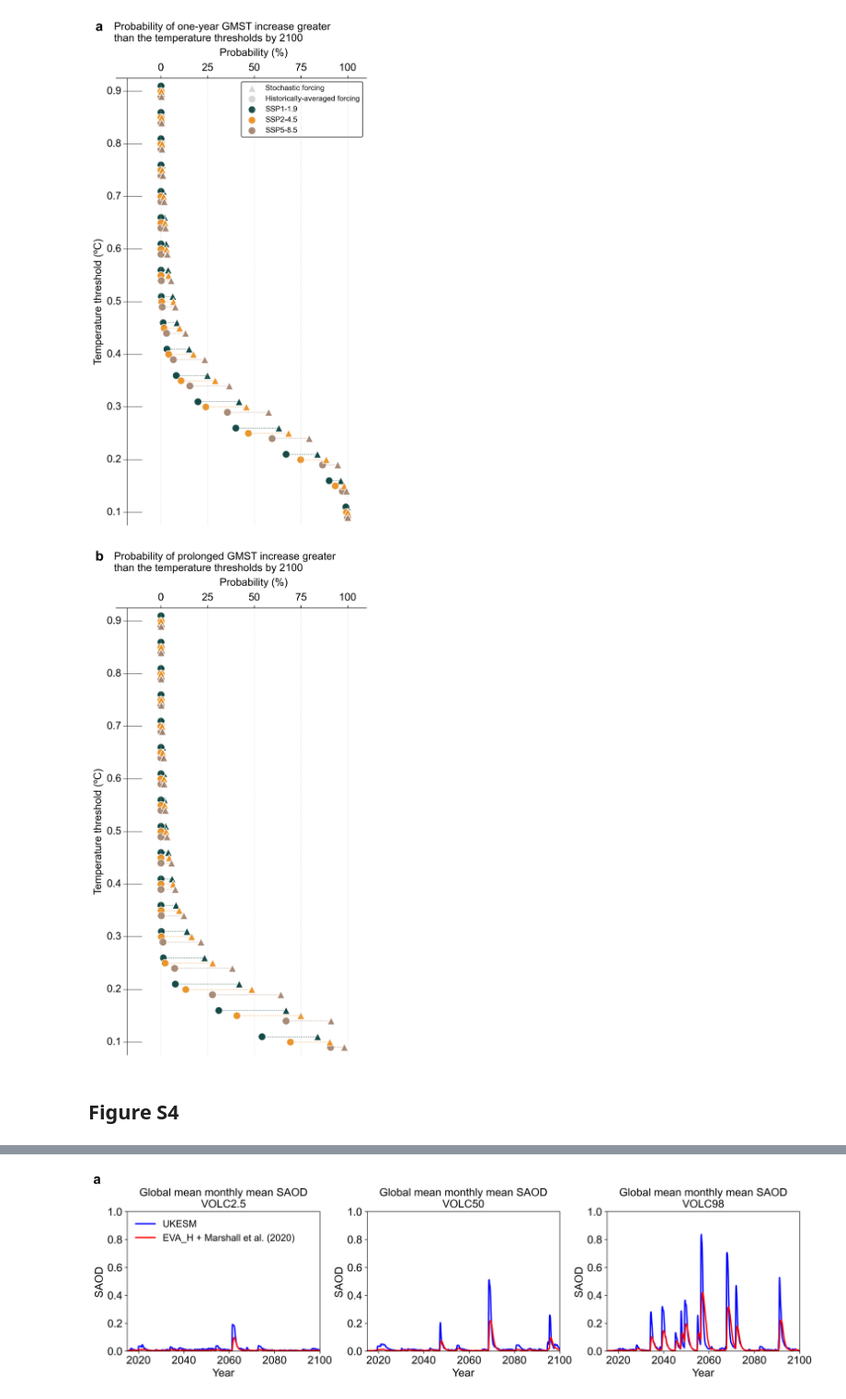
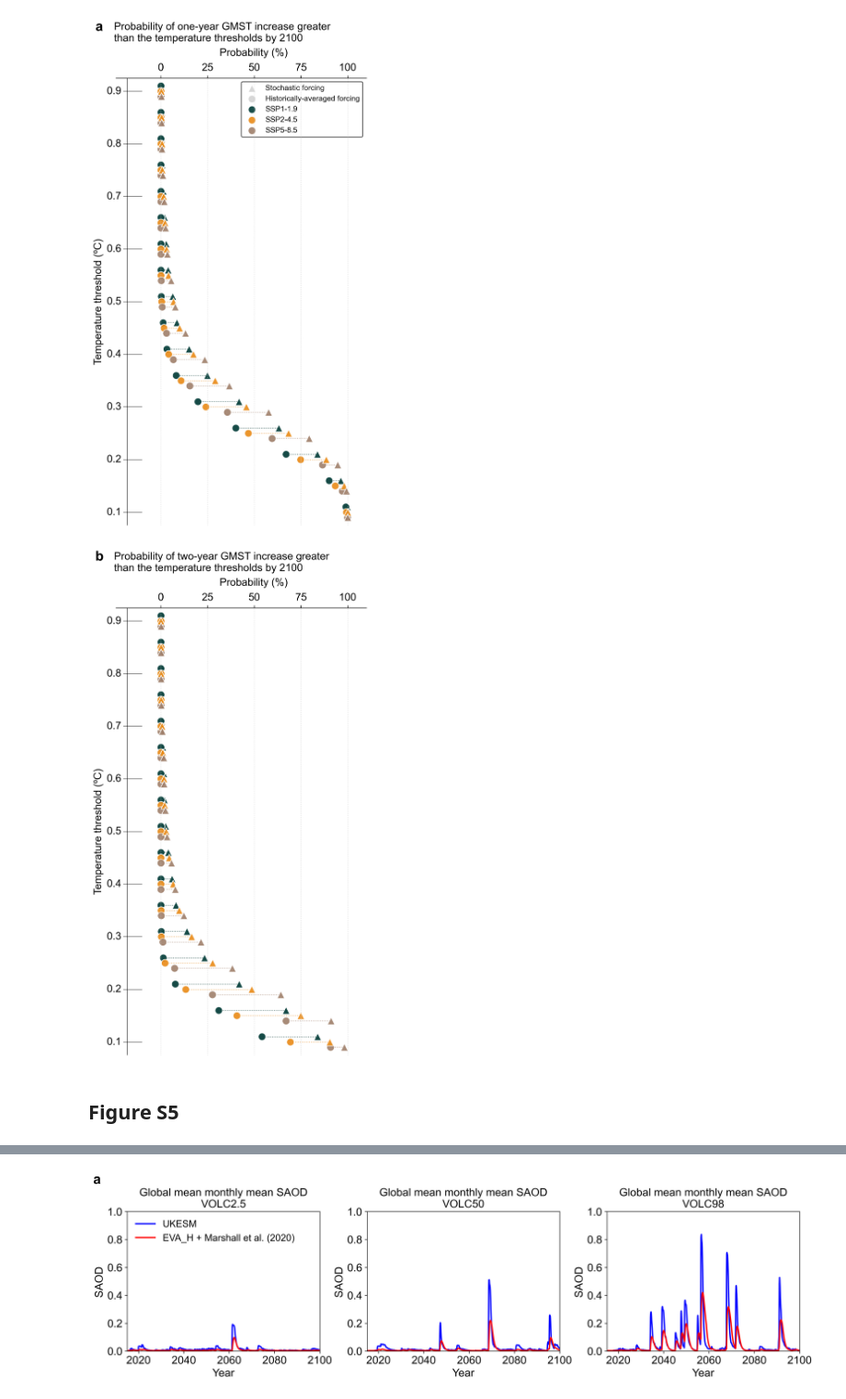
Before and after one commit to maychim/Stochastic-volc-FAIR, a Jupyter notebook: Supplementary_figures.ipynb, the cells around one changed output, grey strips where cells are left out. Shown at 92% size. Saved outputs shown, nothing was run; the diff lists cells and outputs as text; code cells hidden in the pictures.

```diff
--- a/Supplementary_figures.ipynb
+++ b/Supplementary_figures.ipynb
@@ -109,6 +113,7 @@ def calc_historical_surtemp_ens(df1, df2, df3):
 
 #Set path
 #os.chdir('<path-to-directory-of-data>')
+os.chdir('/home/mmc70/nethome/codingprojects/stochastic_fair')
 
 ### Read FaIR simulation results
 
@@ -121,9 +126,14 @@ dn = xr.open_dataset('no_future_volcanoes.nc')
 # Future projection with 5 stochastic scenarios under SSP370 (ukesm calibrated FaIR runs)
 ukesm_cali = xr.open_dataset('ukesm_calibration_five_scenarios.nc')
 
-# Read data for Figure S3
-df_occurrence = pd.read_csv('table_prob_occurrence_warming.csv')
-df_prolonged_warming = pd.read_csv('table_prolonged_warming.csv')
+# Read data for Figure S3 and S4
+df_1year_warming = pd.read_csv('table_prob_1year_warming.csv')
+df_2year_warming = pd.read_csv('table_prob_2year_warming.csv')
+df_2year_cooling = pd.read_csv('table_prob_2year_cooling.csv')
+
+# Read data for Figure S5
+decadal_df2 = xr.open_dataset('decadal_trend_moving_df2.nc')
+decadal_dn = xr.open_dataset('decadal_trend_moving_dn.nc')
 # %%
 ### UKESM data from Chim et al (2023)
 
@@ -508,7 +615,7 @@ fig.savefig('FigureS3a.pdf', format = 'pdf')
 # %% [output]
 [figure]
 # %%
-# Figure S3b
+# Figure S4b
 
 fig, ax1 = plt.subplots(figsize=(6, 11),dpi=300,frameon=False)
 ax2 = ax1.twiny()
@@ -526,76 +633,73 @@ ax2.grid(axis='x', color = 'lightgrey', alpha = 0.8, ls = 'dotted')
 
 color = ['#003B36', '#E98A15', '#9F7E69']
 
-index = df_prolonged_warming['Temperature']
+index = df_2year_warming['Temperature']
 
 # For legend grey markers
-ax1.scatter(df_prolonged_warming['SSP1-1.9'], index+0.035, color = 'lightgrey',
+ax1.scatter(df_2year_warming['SSP1-1.9'], index+0.035, color = 'lightgrey',
             s = 100, label = 'Stochastic forcing', marker = '^', ec = 'white', alpha = 0.9)
-ax1.scatter(df_prolonged_warming['SSP1-1.9'], index+0.035, color = color[0],
+ax1.scatter(df_2year_warming['SSP1-1.9'], index+0.035, color = color[0],
             s = 100, marker = '^', ec = 'white', alpha = 0.9)
 
 #ssp119
-ax1.hlines(index+0.035, df_prolonged_warming['SSP1-1.9']-1, df_prolonged_warming['HIST_ssp119']+2,
+ax1.hlines(index+0.035, df_2year_warming['SSP1-1.9']-1, df_2year_warming['HIST_ssp119']+2,
            color = color[0], lw = 0.7, ls ='dotted')
 
-ax1.scatter(df_prolonged_warming['HIST_ssp119'], index+0.035, color = 'lightgrey',
+ax1.scatter(df_2year_warming['HIST_ssp119'], index+0.035, color = 'lightgrey',
             label = 'Historically-averaged forcing', s = 100, marker = 'o', ec = 'white', alpha = 0.9)
-ax1.scatter(df_prolonged_warming['HIST_ssp119'], index+0.035, color = color[0],
+ax1.scatter(df_2year_warming['HIST_ssp119'], index+0.035, color = color[0],
             label = 'SSP1-1.9', s = 100, marker = 'o', ec = 'white', alpha = 0.9)
 
 #ssp245
-ax1.hlines(index+0.025, df_prolonged_warming['SSP2-4.5']-1, df_prolonged_warming['HIST_ssp245']+2,
+ax1.hlines(index+0.025, df_2year_warming['SSP2-4.5']-1, df_2year_warming['HIST_ssp245']+2,
            color = color[1], lw = 0.7, ls ='dotted')
-ax1.scatter(df_prolonged_warming['SSP2-4.5'], index+0.025,
+ax1.scatter(df_2year_warming['SSP2-4.5'], index+0.025,
             color = color[1], marker = '^', ec = 'white', zorder = 11, s = 100, alpha = 0.9)
-ax1.scatter(df_prolonged_warming['HIST_ssp245'], index+0.025, label = 'SSP2-4.5',
+ax1.scatter(df_2year_warming['HIST_ssp245'], index+0.025, label = 'SSP2-4.5',
             color = color[1], s = 100, ec = 'white', marker = 'o', zorder = 10, alpha = 0.9)
 
 #ssp585
-ax1.hlines(index+0.015, df_prolonged_warming['SSP5-8.5']-1, df_prolonged_warming['HIST_ssp585']+2,
+ax1.hlines(index+0.015, df_2year_warming['SSP5-8.5']-1, df_2year_warming['HIST_ssp585']+2,
            color = color[2], lw = 0.7, ls ='dotted')
-ax1.scatter(df_prolonged_warming['SSP5-8.5'], index+0.015,
+ax1.scatter(df_2year_warming['SSP5-8.5'], index+0.015,
             color = color[2], marker = '^', ec = 'white', zorder = 11, s = 100, alpha = 0.9)
-ax1.scatter(df_prolonged_warming['HIST_ssp585'], index+0.015, color = color[2], label = 'SSP5-8.5',
+ax1.scatter(df_2year_warming['HIST_ssp585'], index+0.015, color = color[2], label = 'SSP5-8.5',
             s = 100, ec = 'white', marker = 'o', zorder = 10, lw = 0.8, alpha = 0.9)
 
 ax1.text(-35,1.04,'b', fontsize=18, fontweight='bold')
-ax1.text(-25,1.02,'Probability of prolonged GMST increase greater\nthan the temperature thresholds by 2100', fontsize=14)
-
+ax1.text(-25,1.02,'Probability of two-year GMST increase greater\nthan the temperature thresholds by 2100', fontsize=14)
 
 y = np.arange(0.1, 0.91, 0.1)
 x = np.linspace(0, 100, len(y))
 for i, value in enumerate(y):
     if value >= 0.1:
         ax1.text(-25, value+0.025, f"{value:.1f}", ha="center", va="center", color="k", fontsize = 14)
         ax1.hlines(value+0.025, -20,-10, color = 'k', lw = 0.5)
         ax1.hlines(value+0.025, -20,-10, color = 'k', lw = 0.5)
 
 ax1.vlines(-18, 5, -0.9, color='k', lw=0.5)
 
 ax1.set_ylim(0.1, 0.95)
 ax1.set_xlim(-24,110)
 ax1.set_yticks([])
 
-
 x_labels = [0,0,25,50,75,100]
 ax1.set_xticklabels([])
 ax1.set_xticks([])
 ax2.set_xticklabels([])
 
 ax2.set_xlim(ax1.get_xlim())
 ax2.set_xticks(x_labels)
 ax2.set_xticklabels(x_labels, color='k', fontsize=14)
 ax2.tick_params(axis='x', colors='k')
 ax2.set_xlabel('Probability (%)', color='k', fontsize=14)
 ax2.xaxis.set_label_coords(0.55, 1.05)
 
 ax1.set_ylabel('Temperature threshold (ºC)', color = 'k', fontsize = 14)
 ax1.yaxis.set_label_coords(-0.05,0.5)
-#ax1.legend(frameon=True, fontsize = 10, loc = 'upper right', labelcolor = 'k', facecolor = 'white')
 
-fig.savefig('FigureS3b.pdf', format = 'pdf')
+fig.savefig('FigureS4b.pdf', format = 'pdf')
 # %% [output]
-[figure, old version]
+[figure, new version]
 # %% [markdown]
-## Figure S4
+## Figure S5
```
Also changed, not shown: parts of 11 cells of this notebook, 2 other files.
